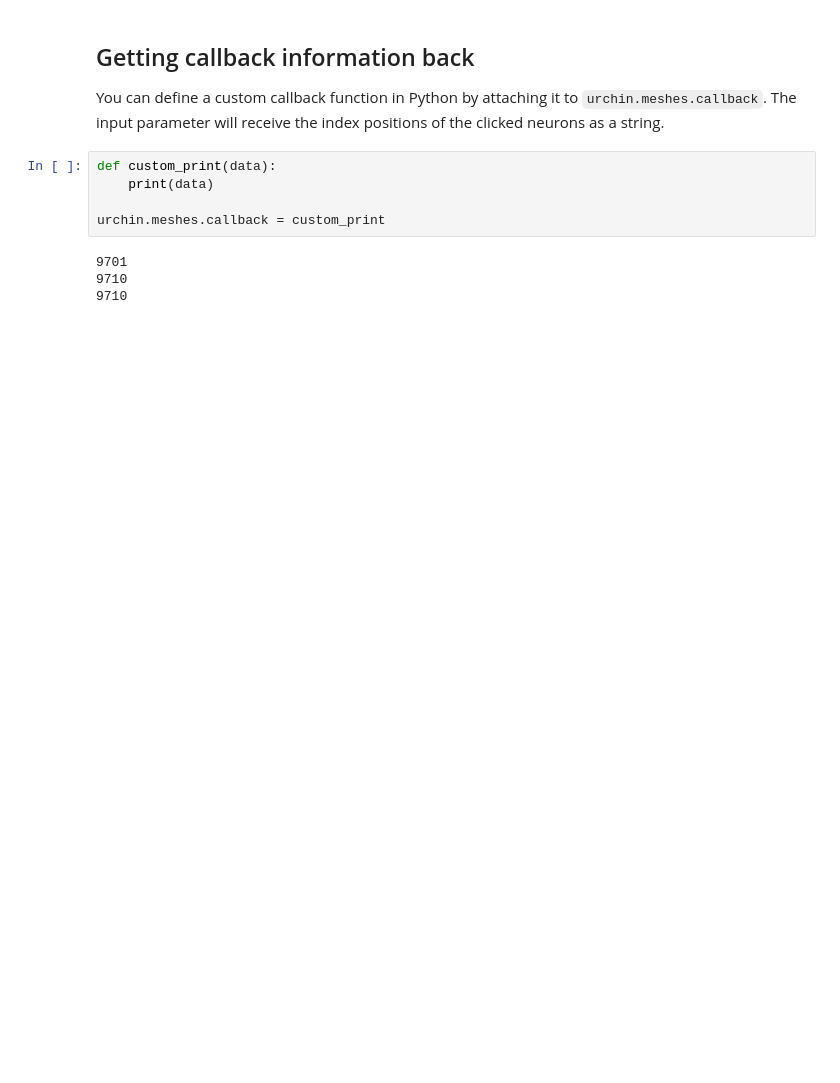
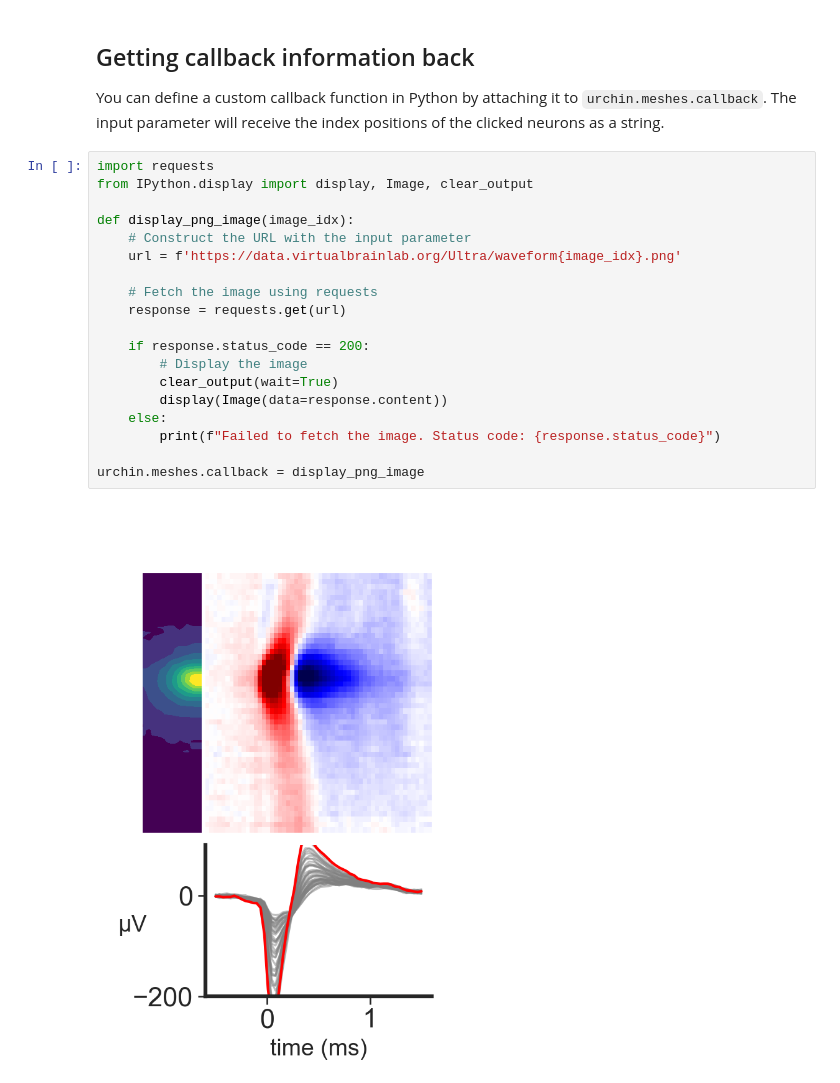
Before and after one commit to VirtualBrainLab/urchin-examples, a Jupyter notebook: basics/neurons_meshes.ipynb, the cells around one changed output. Drawn from its saved outputs; the diff is of its cells as text; blank space fills up the shorter version.

```diff
--- a/basics/neurons_meshes.ipynb
+++ b/basics/neurons_meshes.ipynb
@@ -102,12 +102,24 @@ await urchin.camera.main.screenshot(size=[1200,800])
 ## Getting callback information back
 
 You can define a custom callback function in Python by attaching it to `urchin.meshes.callback`. The input parameter will receive the index positions of the clicked neurons as a string.
-# %%
-def custom_print(data):
-    print(data)
-
-urchin.meshes.callback = custom_print
-# %% [output]
-9701
-9710
-9710
+# %%
+import requests
+from IPython.display import display, Image, clear_output
+
+def display_png_image(image_idx):
+    # Construct the URL with the input parameter
+    url = f'https://data.virtualbrainlab.org/Ultra/waveform{image_idx}.png'
+
+    # Fetch the image using requests
+    response = requests.get(url)
+
+    if response.status_code == 200:
+        # Display the image
+        clear_output(wait=True)
+        display(Image(data=response.content))
+    else:
+        print(f"Failed to fetch the image. Status code: {response.status_code}")
+
+urchin.meshes.callback = display_png_image
+# %% [output]
+[figure, added]
```
Also changed, not shown: parts of 5 cells of this notebook.
